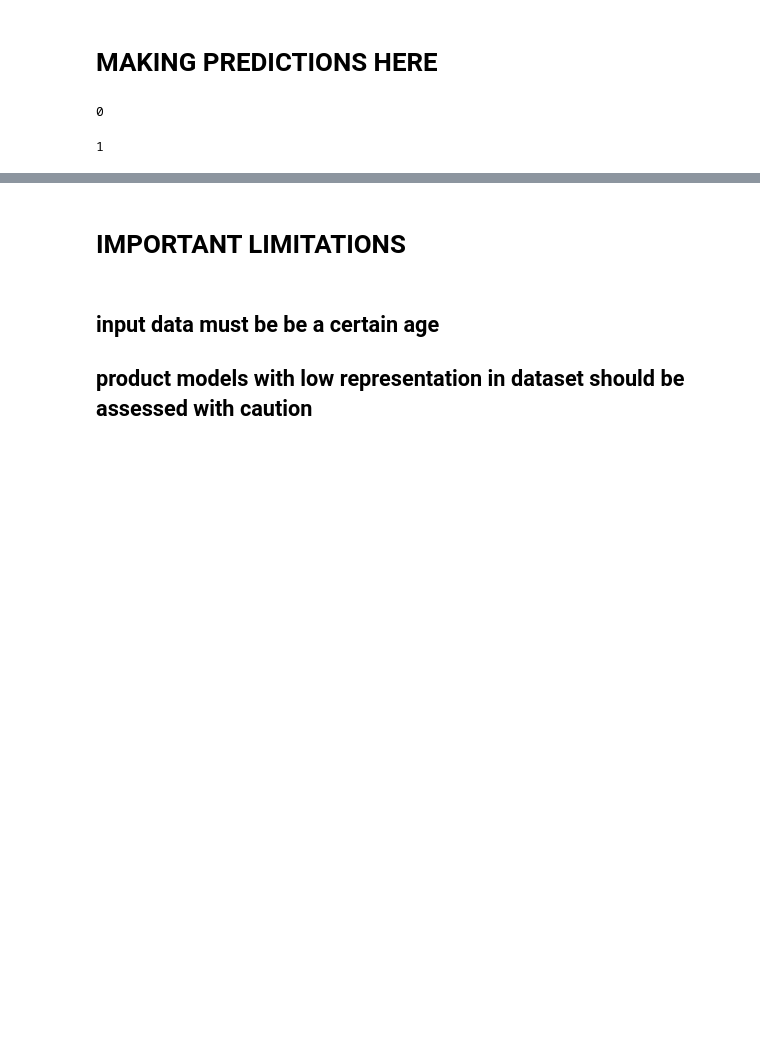
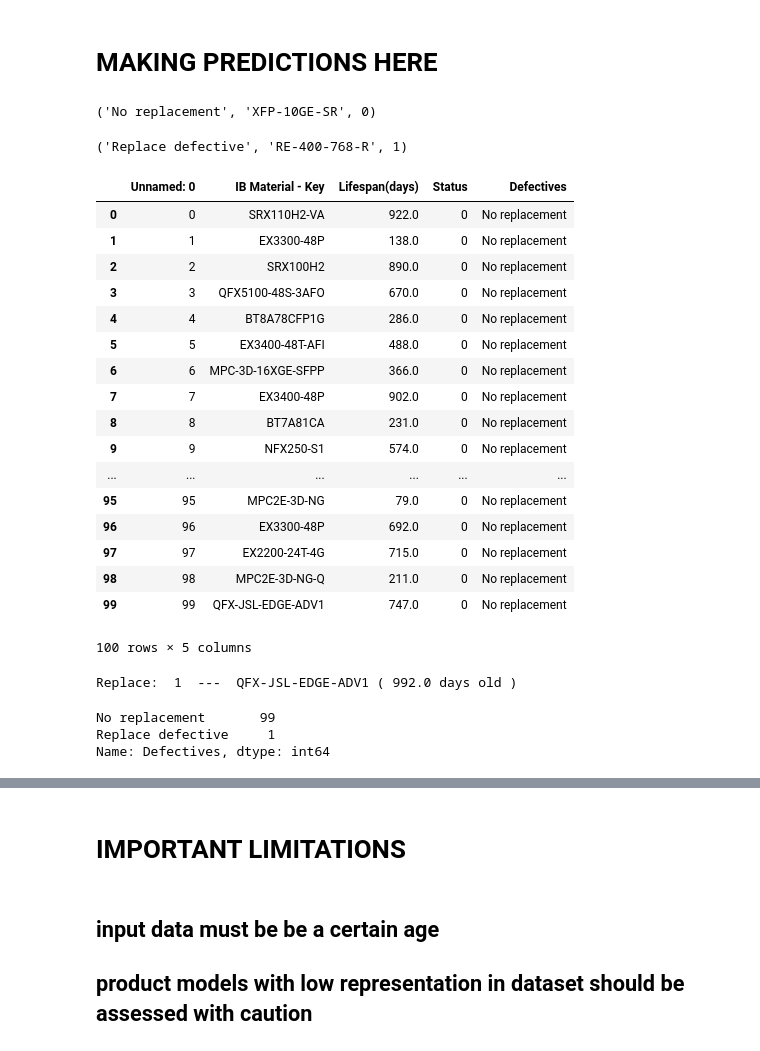
Before and after one commit to Erik-AR/project3, a Jupyter notebook: Final_Model.ipynb, the cells around one changed output, grey strips where cells are left out. Saved outputs shown, nothing was run; the diff lists cells and outputs as text; code cells hidden in the pictures; blank space fills up the shorter version.

```diff
--- a/Final_Model.ipynb
+++ b/Final_Model.ipynb
@@ -165,15 +205,13 @@ new_point.to_csv('New_Point.csv')
 ### FUNCTION TO TRANSFORM INPUT AND PREDICT NEW POINTS
 #Dependencies (Pandas, Keras.models (load_model), sklearn (random_projection))
 def RMA_point(product_id, item_age):
-    return transform_point(empty_point(product_id, item_age))
-
-def empty_point(product_id, item_age):
-    point = pd.read_csv('New_Point.csv')
-    point = point.set_index('Unnamed: 0')
-    point.loc['Lifespan(days)', "Encoding"] = item_age
-    point.loc[product_id, "Encoding"] = 1
-    input_point = point['Encoding'].reshape(-1,2353)
-    return input_point
+    result = transform_point(empty_point(product_id, item_age))
+    action = " "
+    if result == 1:
+        action = "Replace defective"
+    else:
+        action = "No replacement"
+    return action, product_id, result
 
 def transform_point(input_point):
     file = open('transformer.pickle', 'rb')
@@ -182,14 +220,57 @@ def transform_point(input_point):
     transformed_point = xform.transform(input_point)
     model_2 = load_model("RMA_Model.h5")
     return(model_2.predict_classes(transformed_point)[0])
+
+def empty_point(product_id, item_age):
+    point = pd.read_csv('New_Point.csv')
+    point = point.set_index('Unnamed: 0')
+    point.loc['Lifespan(days)', "Encoding"] = item_age + 90
+    point.loc[product_id, "Encoding"] = 1
+    input_point = point['Encoding'].reshape(-1,2353)
+    return input_point
 # %% [markdown]
 # MAKING PREDICTIONS HERE
 # %%
 #Making random predictions!!!!
 RMA_point("XFP-10GE-SR", 100)
 # %% [output]
-0
+('No replacement', 'XFP-10GE-SR', 0)
 # %%
-RMA_point("RE-400-768-R", 1400)
+RMA_point("RE-400-768-R", 1235)
 # %% [output]
-1
+('Replace defective', 'RE-400-768-R', 1)
+# %%
+proxy_df = pd.read_csv("proxy.csv")
+# %%
+#Analyzing proxy_df
+defectives = []
+status = []
+
+for row in proxy_df.index:
+    result = RMA_point(proxy_df.iloc[row]["IB Material - Key"], proxy_df.iloc[row]['Lifespan(days)'])
+    status.append(result[1])
+    defectives.append(result[2])
+
+proxy_df['Status'] = status
+proxy_df['Defectives'] = defectives
+
+proxy_df
+# %% [output]
+|  | Unnamed: 0 | IB Material - Key | Lifespan(days) | Status | Defectives |
+| 0 | 0 | SRX110H2-VA | 922.0 | 0 | No replacement |
+| 1 | 1 | EX3300-48P | 138.0 | 0 | No replacement |
+| 2 | 2 | SRX100H2 | 890.0 | 0 | No replacement |
+| 3 | 3 | QFX5100-48S-3AFO | 670.0 | 0 | No replacement |
+| 4 | 4 | BT8A78CFP1G | 286.0 | 0 | No replacement |
+| 5 | 5 | EX3400-48T-AFI | 488.0 | 0 | No replacement |
+| 6 | 6 | MPC-3D-16XGE-SFPP | 366.0 | 0 | No replacement |
+| 7 | 7 | EX3400-48P | 902.0 | 0 | No replacement |
+| 8 | 8 | BT7A81CA | 231.0 | 0 | No replacement |
+| 9 | 9 | NFX250-S1 | 574.0 | 0 | No replacement |
+| ... | ... | ... | ... | ... | ... |
+| 95 | 95 | MPC2E-3D-NG | 79.0 | 0 | No replacement |
+| 96 | 96 | EX3300-48P | 692.0 | 0 | No replacement |
+| 97 | 97 | EX2200-24T-4G | 715.0 | 0 | No replacement |
+| 98 | 98 | MPC2E-3D-NG-Q | 211.0 | 0 | No replacement |
+| 99 | 99 | QFX-JSL-EDGE-ADV1 | 747.0 | 0 | No replacement |
+100 rows × 5 columns
@@ -195,0 +287,11 @@ RMA_point("RE-400-768-R", 1400)
+# %%
+defective_count()
+# %% [output]
+Replace:  1  ---  QFX-JSL-EDGE-ADV1 ( 992.0 days old )
+# %%
+#Checking math
+proxy_df['Defectives'].value_counts()
+# %% [output]
+No replacement       99
+Replace defective     1
+Name: Defectives, dtype: int64
```
Also changed, not shown: parts of 4 cells of this notebook, 4 other files.
